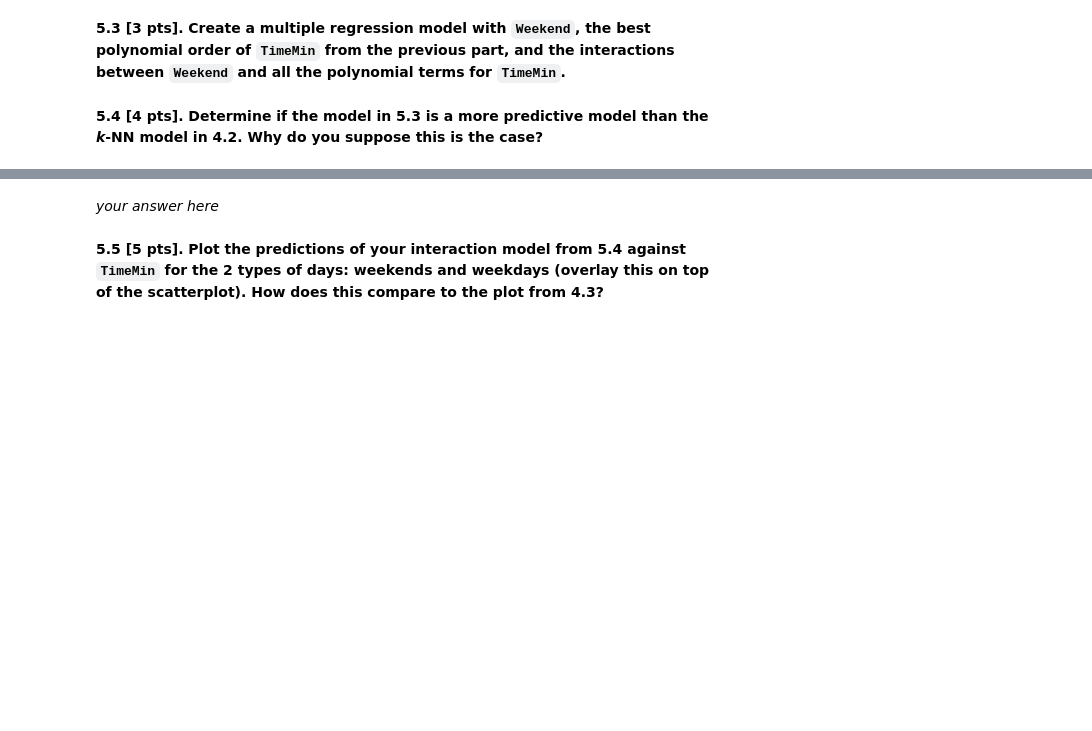
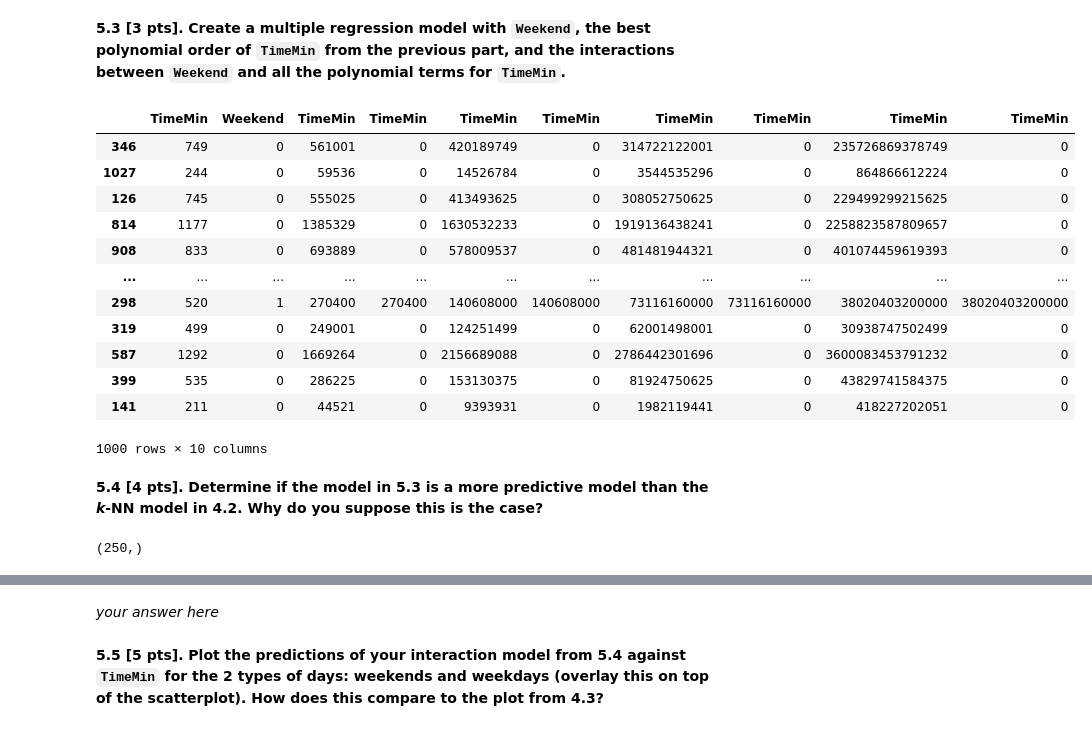
Before and after one commit to kkvalsvik/DataScience_cs109a_Harvard, a Jupyter notebook: cs_s109a_hw2.ipynb, the cells around one changed output, grey strips where cells are left out. Cells and saved outputs as stored; diff of their text form; code cells hidden in the pictures; blank space fills up the shorter version.

```diff
--- a/cs_s109a_hw2.ipynb
+++ b/cs_s109a_hw2.ipynb
@@ -666,3 +761,30 @@ plt.show()
+# %%
+# 5.3:
+# Adding another 5 columns to the dataset X with orders up to and including 5, as well as the interactions
+# between Weekend and all the polynomial terms.
+x = train_data[['TimeMin']]
+X = train_data[['TimeMin','Weekend']]
+for order in np.arange(2,6):
+    X=pd.concat([X,x**order,(x**order)*train_data['Weekend'].values.reshape(-1,1)],axis=1)
+
+fitted_model = LinearRegression().fit(X, train_data['PickupCount'])
+# X
+# fitted_model.coef_
+# fitted_model.intercept_
+# %% [output]
+|  | TimeMin | Weekend | TimeMin | TimeMin | TimeMin | TimeMin | TimeMin | TimeMin | TimeMin | TimeMin |
+| 346 | 749 | 0 | 561001 | 0 | 420189749 | 0 | 314722122001 | 0 | 235726869378749 | 0 |
+| 1027 | 244 | 0 | 59536 | 0 | 14526784 | 0 | 3544535296 | 0 | 864866612224 | 0 |
+| 126 | 745 | 0 | 555025 | 0 | 413493625 | 0 | 308052750625 | 0 | 229499299215625 | 0 |
+| 814 | 1177 | 0 | 1385329 | 0 | 1630532233 | 0 | 1919136438241 | 0 | 2258823587809657 | 0 |
+| 908 | 833 | 0 | 693889 | 0 | 578009537 | 0 | 481481944321 | 0 | 401074459619393 | 0 |
+| ... | ... | ... | ... | ... | ... | ... | ... | ... | ... | ... |
+| 298 | 520 | 1 | 270400 | 270400 | 140608000 | 140608000 | 73116160000 | 73116160000 | 38020403200000 | 38020403200000 |
+| 319 | 499 | 0 | 249001 | 0 | 124251499 | 0 | 62001498001 | 0 | 30938747502499 | 0 |
+| 587 | 1292 | 0 | 1669264 | 0 | 2156689088 | 0 | 2786442301696 | 0 | 3600083453791232 | 0 |
+| 399 | 535 | 0 | 286225 | 0 | 153130375 | 0 | 81924750625 | 0 | 43829741584375 | 0 |
+| 141 | 211 | 0 | 44521 | 0 | 9393931 | 0 | 1982119441 | 0 | 418227202051 | 0 |
+1000 rows × 10 columns
 # %% [markdown]
 
 **5.4 [4 pts]. Determine if the model in 5.3 is a more predictive model than the *k*-NN model in 4.2.  Why do you suppose this is the case?**
@@ -670,0 +791,4 @@ plt.show()
+# %%
+np.shape(TimeMin_5_test)
+# %% [output]
+(250,)
```
Also changed, not shown: parts of 31 cells of this notebook.
